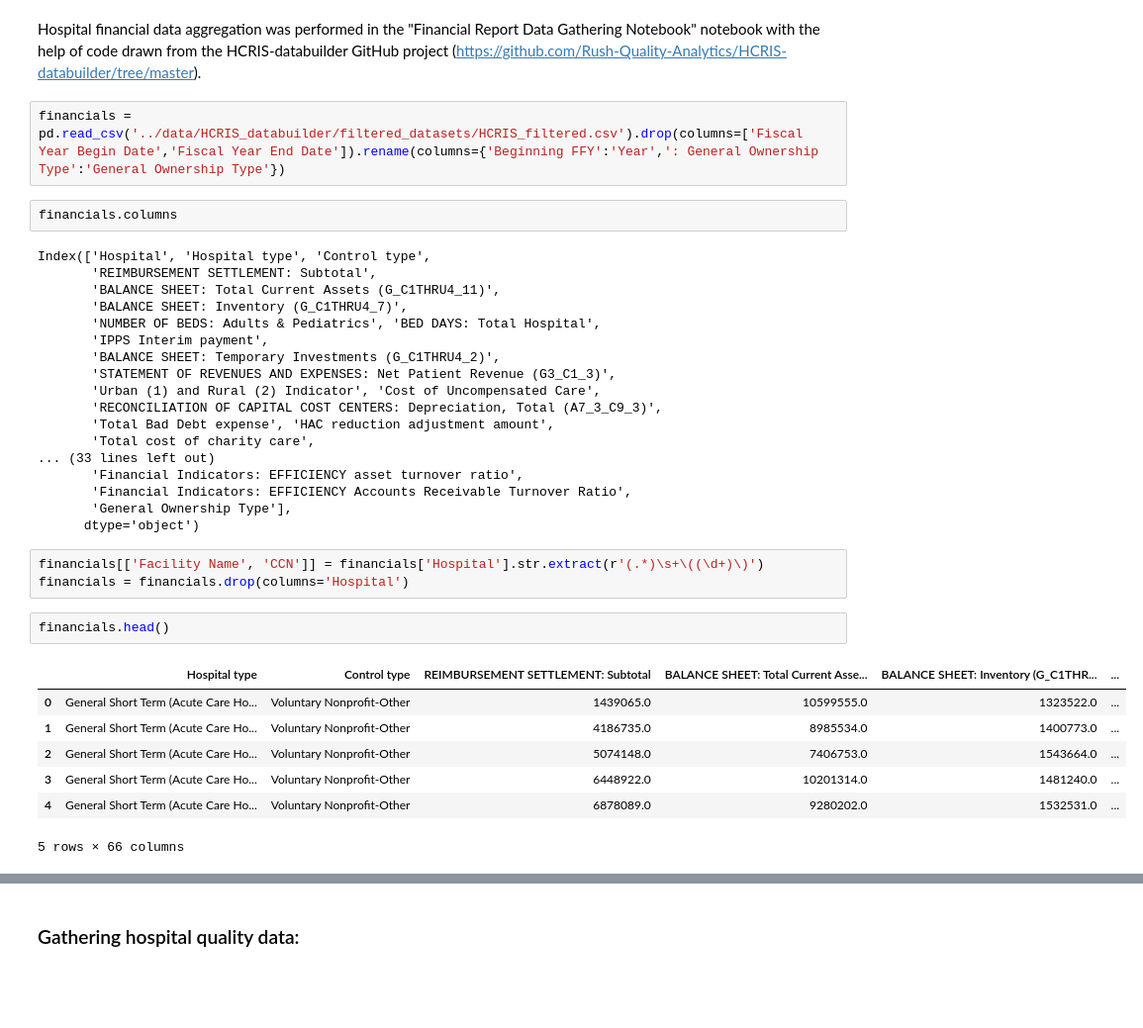
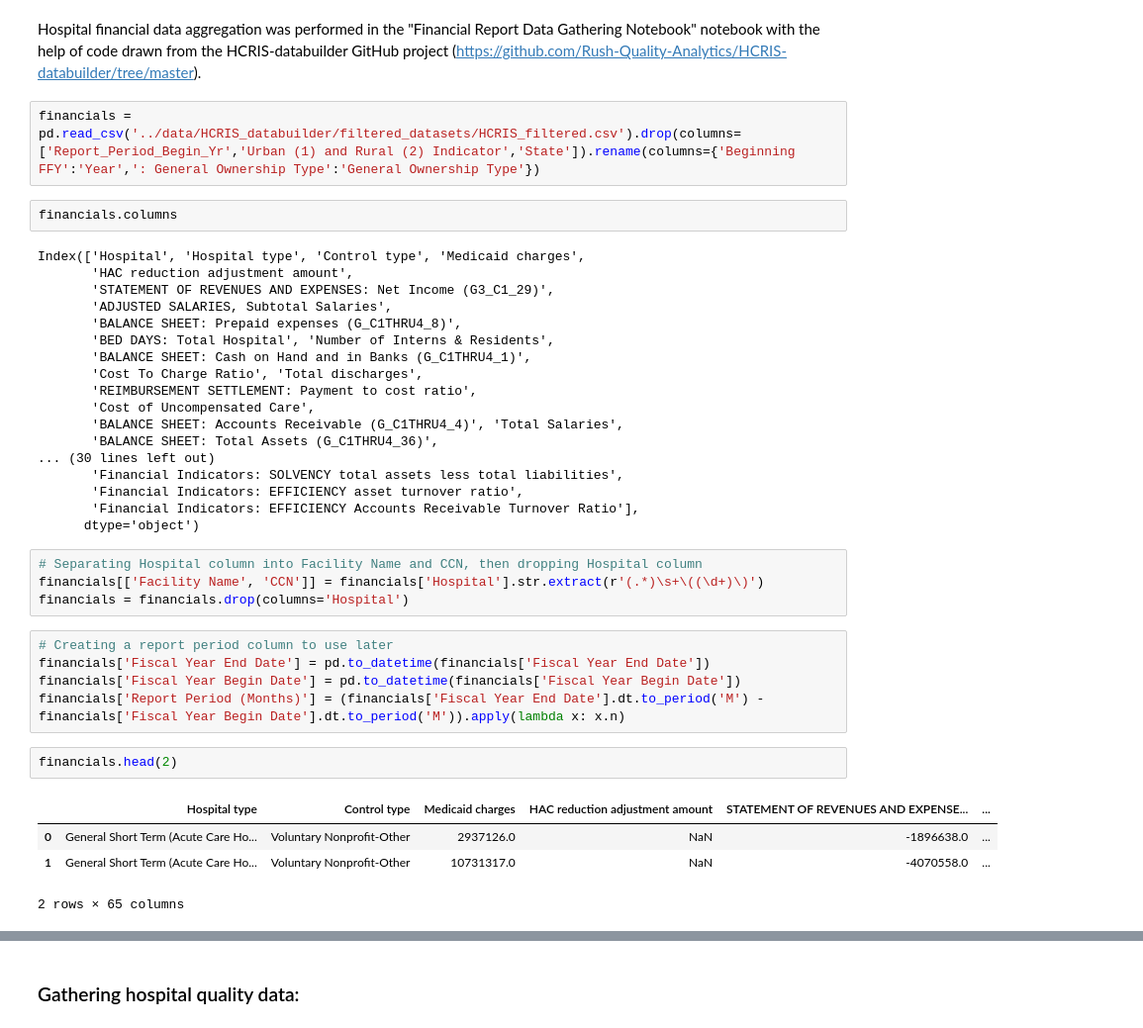
Before and after one commit to aezell314/Predicting_Hospital_Closures, a Jupyter notebook: Hospital Trends Data Gathering.ipynb, the cells around one changed output, grey strips where cells are left out. Shown at 99% size. Saved outputs shown, nothing was run; the diff lists cells and outputs as text; blank space fills up the shorter version.

Commit message:
generating model dataset

```diff
--- a/Hospital Trends Data Gathering.ipynb
+++ b/Hospital Trends Data Gathering.ipynb
@@ -65,37 +87,40 @@ hospitals_master.head()
 # %% [markdown]
 Hospital financial data aggregation was performed in the "Financial Report Data Gathering Notebook" notebook with the help of code drawn from the HCRIS-databuilder GitHub project (https://github.com/Rush-Quality-Analytics/HCRIS-databuilder/tree/master).
 # %%
-financials = pd.read_csv('../data/HCRIS_databuilder/filtered_datasets/HCRIS_filtered.csv').drop(columns=['Fiscal Year Begin Date','Fiscal Year End Date']).rename(columns={'Beginning FFY':'Year',': General Ownership Type':'General Ownership Type'})
+financials = pd.read_csv('../data/HCRIS_databuilder/filtered_datasets/HCRIS_filtered.csv').drop(columns=['Report_Period_Begin_Yr','Urban (1) and Rural (2) Indicator','State']).rename(columns={'Beginning FFY':'Year',': General Ownership Type':'General Ownership Type'})
 # %%
 financials.columns
 # %% [output]
-Index(['Hospital', 'Hospital type', 'Control type',
-       'REIMBURSEMENT SETTLEMENT: Subtotal',
-       'BALANCE SHEET: Total Current Assets (G_C1THRU4_11)',
-       'BALANCE SHEET: Inventory (G_C1THRU4_7)',
-       'NUMBER OF BEDS: Adults & Pediatrics', 'BED DAYS: Total Hospital',
-       'IPPS Interim payment',
-       'BALANCE SHEET: Temporary Investments (G_C1THRU4_2)',
-       'STATEMENT OF REVENUES AND EXPENSES: Net Patient Revenue (G3_C1_3)',
-       'Urban (1) and Rural (2) Indicator', 'Cost of Uncompensated Care',
-       'RECONCILIATION OF CAPITAL COST CENTERS: Depreciation, Total (A7_3_C9_3)',
-       'Total Bad Debt expense', 'HAC reduction adjustment amount',
-       'Total cost of charity care',
-... (33 lines left out)
+Index(['Hospital', 'Hospital type', 'Control type', 'Medicaid charges',
+       'HAC reduction adjustment amount',
+       'STATEMENT OF REVENUES AND EXPENSES: Net Income (G3_C1_29)',
+       'ADJUSTED SALARIES, Subtotal Salaries',
+       'BALANCE SHEET: Prepaid expenses (G_C1THRU4_8)',
+       'BED DAYS: Total Hospital', 'Number of Interns & Residents',
+       'BALANCE SHEET: Cash on Hand and in Banks (G_C1THRU4_1)',
+       'Cost To Charge Ratio', 'Total discharges',
+       'REIMBURSEMENT SETTLEMENT: Payment to cost ratio',
+       'Cost of Uncompensated Care',
+       'BALANCE SHEET: Accounts Receivable (G_C1THRU4_4)', 'Total Salaries',
+       'BALANCE SHEET: Total Assets (G_C1THRU4_36)',
+... (30 lines left out)
+       'Financial Indicators: SOLVENCY total assets less total liabilities',
        'Financial Indicators: EFFICIENCY asset turnover ratio',
-       'Financial Indicators: EFFICIENCY Accounts Receivable Turnover Ratio',
-       'General Ownership Type'],
+       'Financial Indicators: EFFICIENCY Accounts Receivable Turnover Ratio'],
       dtype='object')
 # %%
+# Separating Hospital column into Facility Name and CCN, then dropping Hospital column
 financials[['Facility Name', 'CCN']] = financials['Hospital'].str.extract(r'(.*)\s+\((\d+)\)')
 financials = financials.drop(columns='Hospital')
+# %%
+# Creating a report period column to use later
+financials['Fiscal Year End Date'] = pd.to_datetime(financials['Fiscal Year End Date'])
+financials['Fiscal Year Begin Date'] = pd.to_datetime(financials['Fiscal Year Begin Date'])
+financials['Report Period (Months)'] = (financials['Fiscal Year End Date'].dt.to_period('M') - financials['Fiscal Year Begin Date'].dt.to_period('M')).apply(lambda x: x.n)
 # %%
-financials.head()
+financials.head(2)
 # %% [output]
-|  | Hospital type | Control type | REIMBURSEMENT SETTLEMENT: Subtotal | BALANCE SHEET: Total Current Asse... | BALANCE SHEET: Inventory (G_C1THR... | ... |
-| 0 | General Short Term (Acute Care Ho... | Voluntary Nonprofit-Other | 1439065.0 | 10599555.0 | 1323522.0 | ... |
-| 1 | General Short Term (Acute Care Ho... | Voluntary Nonprofit-Other | 4186735.0 | 8985534.0 | 1400773.0 | ... |
-| 2 | General Short Term (Acute Care Ho... | Voluntary Nonprofit-Other | 5074148.0 | 7406753.0 | 1543664.0 | ... |
-| 3 | General Short Term (Acute Care Ho... | Voluntary Nonprofit-Other | 6448922.0 | 10201314.0 | 1481240.0 | ... |
-| 4 | General Short Term (Acute Care Ho... | Voluntary Nonprofit-Other | 6878089.0 | 9280202.0 | 1532531.0 | ... |
+|  | Hospital type | Control type | Medicaid charges | HAC reduction adjustment amount | STATEMENT OF REVENUES AND EXPENSE... | ... |
+| 0 | General Short Term (Acute Care Ho... | Voluntary Nonprofit-Other | 2937126.0 | NaN | -1896638.0 | ... |
+| 1 | General Short Term (Acute Care Ho... | Voluntary Nonprofit-Other | 10731317.0 | NaN | -4070558.0 | ... |
-5 rows × 66 columns
+2 rows × 65 columns
```
Also changed, not shown: parts of 95 cells of this notebook, 2 other files.
